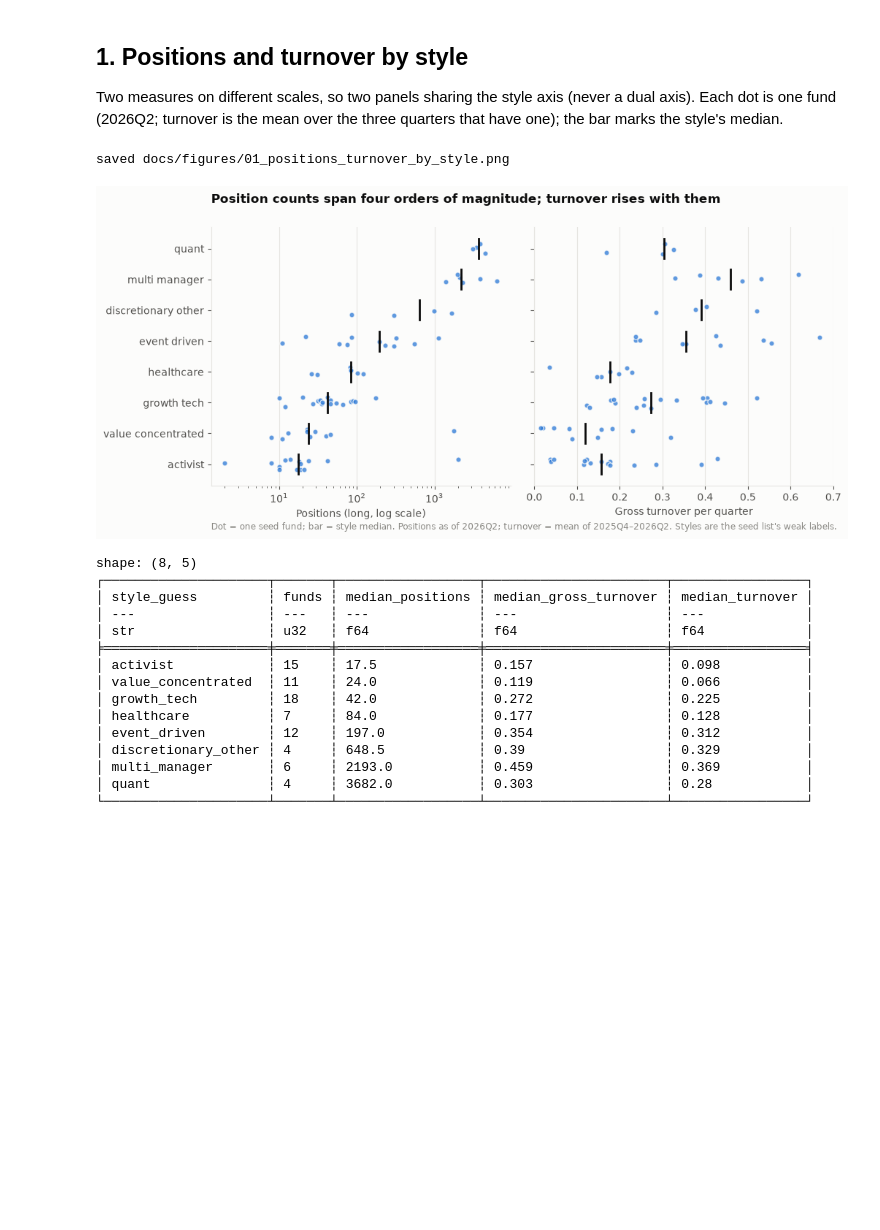
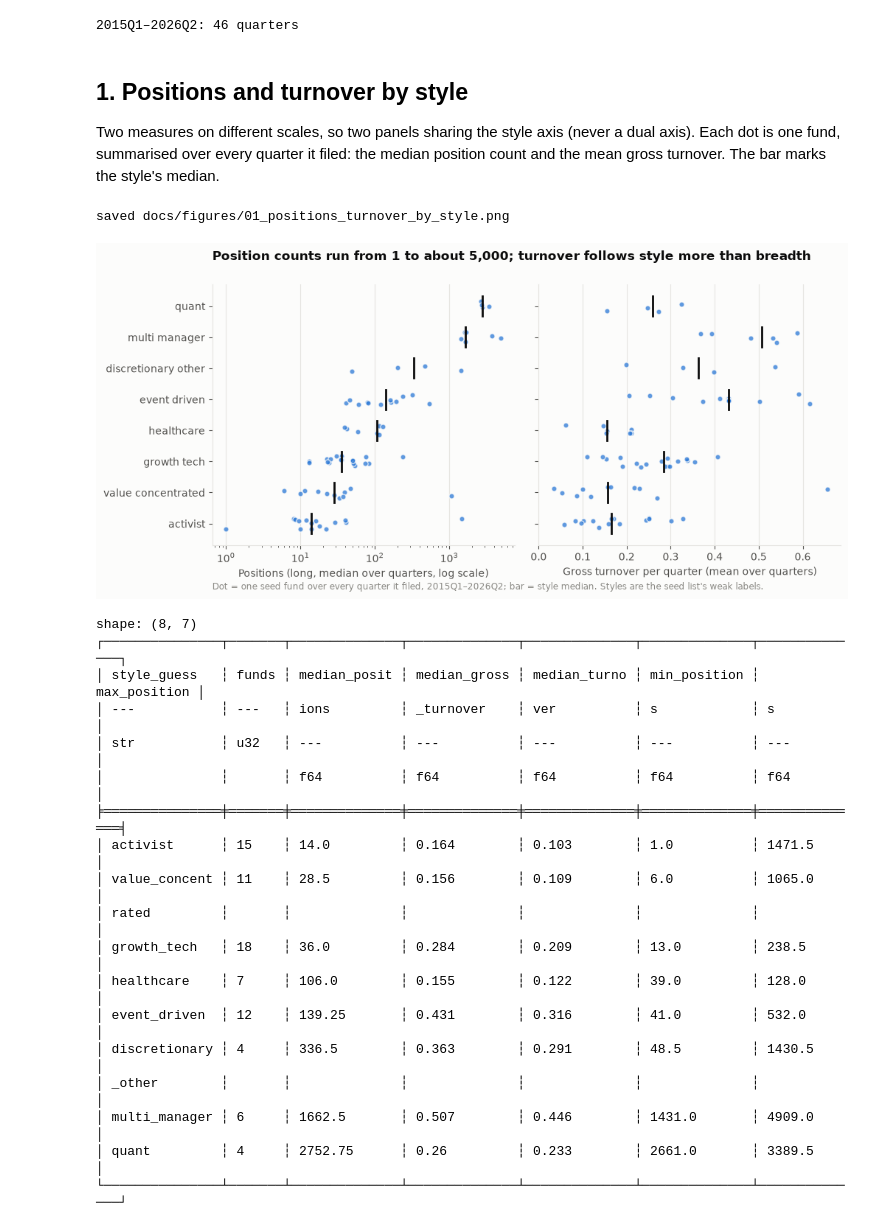
Before and after one commit to scucla/hedge-fund-13f, a Jupyter notebook: notebooks/eda_milestone3.ipynb, the cells around one changed output. Drawn from its saved outputs; the diff is of its cells as text; code cells hidden in the pictures; blank space fills up the shorter version.

```diff
--- a/notebooks/eda_milestone3.ipynb
+++ b/notebooks/eda_milestone3.ipynb
@@ -24,6 +27,10 @@ seed = (pl.read_csv(ROOT / "data/reference/seed_funds.csv")
         .with_columns(pl.col("fund_name").str.to_lowercase().str.replace_all(r"[^a-z0-9]+", "_")
                       .str.strip_chars("_").alias("fund_id")))
 
+FIRST_Q, LAST_Q = con.execute("SELECT min(quarter), max(quarter) FROM fund_quarter").fetchone()
+N_Q = con.execute("SELECT count(DISTINCT quarter) FROM fund_quarter").fetchone()[0]
+print(f"{FIRST_Q}–{LAST_Q}: {N_Q} quarters")
+
 # Validated reference palette (light), slots in fixed order; checked with the
 # dataviz skill's validate_palette.js: all gates pass on adjacent pairs.
 SERIES = ["#2a78d6", "#eb6834", "#1baf7a", "#eda100", "#e87ba4", "#008300", "#6250d6"]
@@ -32,6 +39,7 @@ INK, INK2, MUTED, GRID = "#0b0b0b", "#52514e", "#8a8984", "#e6e5e1"
 SURFACE = "#fcfcfb"
 DIVERGING = LinearSegmentedColormap.from_list(
     "blue_gray_red", ["#104281", "#3987e5", "#f0efec", "#e66767", "#a52a2a"])
+SEQUENTIAL = LinearSegmentedColormap.from_list("blues", [SURFACE, "#9ec5f0", "#2a78d6", "#104281"])
 
 plt.rcParams.update({
     "figure.facecolor": SURFACE, "axes.facecolor": SURFACE, "savefig.facecolor": SURFACE,
@@ -45,67 +53,75 @@ plt.rcParams.update({
 def save(fig, name):
     fig.savefig(FIG / name, dpi=160, bbox_inches="tight")
     print(f"saved docs/figures/{name}")
+# %% [output]
+2015Q1–2026Q2: 46 quarters
 # %% [markdown]
 ## 1. Positions and turnover by style
 
 Two measures on different scales, so two panels sharing the style axis
-(never a dual axis). Each dot is one fund (2026Q2; turnover is the mean over
-the three quarters that have one); the bar marks the style's median.
+(never a dual axis). Each dot is one fund, summarised over every quarter it
+filed: the median position count and the mean gross turnover. The bar marks
+the style's median.
 # %%
 fq = con.execute("""
     SELECT fund_id, quarter, n_positions, turnover, gross_turnover FROM fund_quarter WHERE n_positions > 0
 """).pl().join(seed.select("fund_id", "style_guess"), on="fund_id", how="left")
 per_fund = fq.group_by("fund_id", "style_guess").agg(
-    pl.col("n_positions").filter(pl.col("quarter") == "2026Q2").first().alias("n_positions"),  # as the caption says
+    pl.col("n_positions").median().alias("n_positions"),
     pl.col("turnover").mean().alias("turnover"),
     pl.col("gross_turnover").mean().alias("gross_turnover"),
+    pl.len().alias("quarters"),
 )
 order = (per_fund.group_by("style_guess").agg(pl.col("n_positions").median().alias("m"))
          .sort("m")["style_guess"].to_list())
 rng = np.random.default_rng(0)
 
 fig, axes = plt.subplots(1, 2, figsize=(11, 4.6), sharey=True, gridspec_kw={"wspace": 0.08})
-for ax, col, label, log in [(axes[0], "n_positions", "Positions (long, log scale)", True),
-                            (axes[1], "gross_turnover", "Gross turnover per quarter", False)]:
+for ax, col, label, log in [(axes[0], "n_positions", "Positions (long, median over quarters, log scale)", True),
+                            (axes[1], "gross_turnover", "Gross turnover per quarter (mean over quarters)", False)]:
     for i, style in enumerate(order):
         v = per_fund.filter(pl.col("style_guess") == style)[col].drop_nulls().to_numpy()
         ax.scatter(v, i + rng.uniform(-0.18, 0.18, len(v)), s=26, color=SERIES[0], alpha=0.75,
                    edgecolor=SURFACE, linewidth=1, zorder=3)
         if len(v):
             ax.plot([np.median(v)] * 2, [i - 0.32, i + 0.32], color=INK, linewidth=2, zorder=4)
     ax.set_xscale("log" if log else "linear")
     ax.set_xlabel(label)
     ax.grid(axis="y", visible=False)
 axes[0].set_yticks(range(len(order)), [s.replace("_", " ") for s in order])
 axes[1].set_xlim(0, None)
-fig.suptitle("Position counts span four orders of magnitude; turnover rises with them",
+fig.suptitle("Position counts run from 1 to about 5,000; turnover follows style more than breadth",
              x=0.125, ha="left", fontsize=12, fontweight="bold")
-fig.text(0.125, -0.02, "Dot = one seed fund; bar = style median. Positions as of 2026Q2; turnover = mean of "
-         "2025Q4–2026Q2. Styles are the seed list's weak labels.", color=MUTED, fontsize=8.5)
+fig.text(0.125, -0.02, f"Dot = one seed fund over every quarter it filed, {FIRST_Q}–{LAST_Q}; bar = style median. "
+         "Styles are the seed list's weak labels.", color=MUTED, fontsize=8.5)
 save(fig, "01_positions_turnover_by_style.png")
 plt.show()
 
 print(per_fund.group_by("style_guess").agg(
     pl.len().alias("funds"), pl.col("n_positions").median().alias("median_positions"),
     pl.col("gross_turnover").median().round(3).alias("median_gross_turnover"),
     pl.col("turnover").median().round(3).alias("median_turnover"),
+    pl.col("n_positions").min().alias("min_positions"), pl.col("n_positions").max().alias("max_positions"),
 ).sort("median_positions"))
 # %% [output]
 saved docs/figures/01_positions_turnover_by_style.png
-[figure, old version]
+[figure, new version]
-shape: (8, 5)
-┌─────────────────────┬───────┬──────────────────┬───────────────────────┬─────────────────┐
-│ style_guess         ┆ funds ┆ median_positions ┆ median_gross_turnover ┆ median_turnover │
-│ ---                 ┆ ---   ┆ ---              ┆ ---                   ┆ ---             │
-│ str                 ┆ u32   ┆ f64              ┆ f64                   ┆ f64             │
-╞═════════════════════╪═══════╪══════════════════╪═══════════════════════╪═════════════════╡
-│ activist            ┆ 15    ┆ 17.5             ┆ 0.157                 ┆ 0.098           │
-│ value_concentrated  ┆ 11    ┆ 24.0             ┆ 0.119                 ┆ 0.066           │
-│ growth_tech         ┆ 18    ┆ 42.0             ┆ 0.272                 ┆ 0.225           │
-│ healthcare          ┆ 7     ┆ 84.0             ┆ 0.177                 ┆ 0.128           │
-│ event_driven        ┆ 12    ┆ 197.0            ┆ 0.354                 ┆ 0.312           │
-│ discretionary_other ┆ 4     ┆ 648.5            ┆ 0.39                  ┆ 0.329           │
-│ multi_manager       ┆ 6     ┆ 2193.0           ┆ 0.459                 ┆ 0.369           │
-│ quant               ┆ 4     ┆ 3682.0           ┆ 0.303                 ┆ 0.28            │
-└─────────────────────┴───────┴──────────────────┴───────────────────────┴─────────────────┘
+shape: (8, 7)
+┌───────────────┬───────┬──────────────┬──────────────┬──────────────┬──────────────┬──────────────┐
+│ style_guess   ┆ funds ┆ median_posit ┆ median_gross ┆ median_turno ┆ min_position ┆ max_position │
+│ ---           ┆ ---   ┆ ions         ┆ _turnover    ┆ ver          ┆ s            ┆ s            │
+│ str           ┆ u32   ┆ ---          ┆ ---          ┆ ---          ┆ ---          ┆ ---          │
+│               ┆       ┆ f64          ┆ f64          ┆ f64          ┆ f64          ┆ f64          │
+╞═══════════════╪═══════╪══════════════╪══════════════╪══════════════╪══════════════╪══════════════╡
+│ activist      ┆ 15    ┆ 14.0         ┆ 0.164        ┆ 0.103        ┆ 1.0          ┆ 1471.5       │
+│ value_concent ┆ 11    ┆ 28.5         ┆ 0.156        ┆ 0.109        ┆ 6.0          ┆ 1065.0       │
+│ rated         ┆       ┆              ┆              ┆              ┆              ┆              │
+│ growth_tech   ┆ 18    ┆ 36.0         ┆ 0.284        ┆ 0.209        ┆ 13.0         ┆ 238.5        │
+│ healthcare    ┆ 7     ┆ 106.0        ┆ 0.155        ┆ 0.122        ┆ 39.0         ┆ 128.0        │
+│ event_driven  ┆ 12    ┆ 139.25       ┆ 0.431        ┆ 0.316        ┆ 41.0         ┆ 532.0        │
+│ discretionary ┆ 4     ┆ 336.5        ┆ 0.363        ┆ 0.291        ┆ 48.5         ┆ 1430.5       │
+│ _other        ┆       ┆              ┆              ┆              ┆              ┆              │
+│ multi_manager ┆ 6     ┆ 1662.5       ┆ 0.507        ┆ 0.446        ┆ 1431.0       ┆ 4909.0       │
+│ quant         ┆ 4     ┆ 2752.75      ┆ 0.26         ┆ 0.233        ┆ 2661.0       ┆ 3389.5       │
+└───────────────┴───────┴──────────────┴──────────────┴──────────────┴──────────────┴──────────────┘
 # %% [markdown]
```
Also changed, not shown: parts of 14 cells of this notebook, 7 other files.
